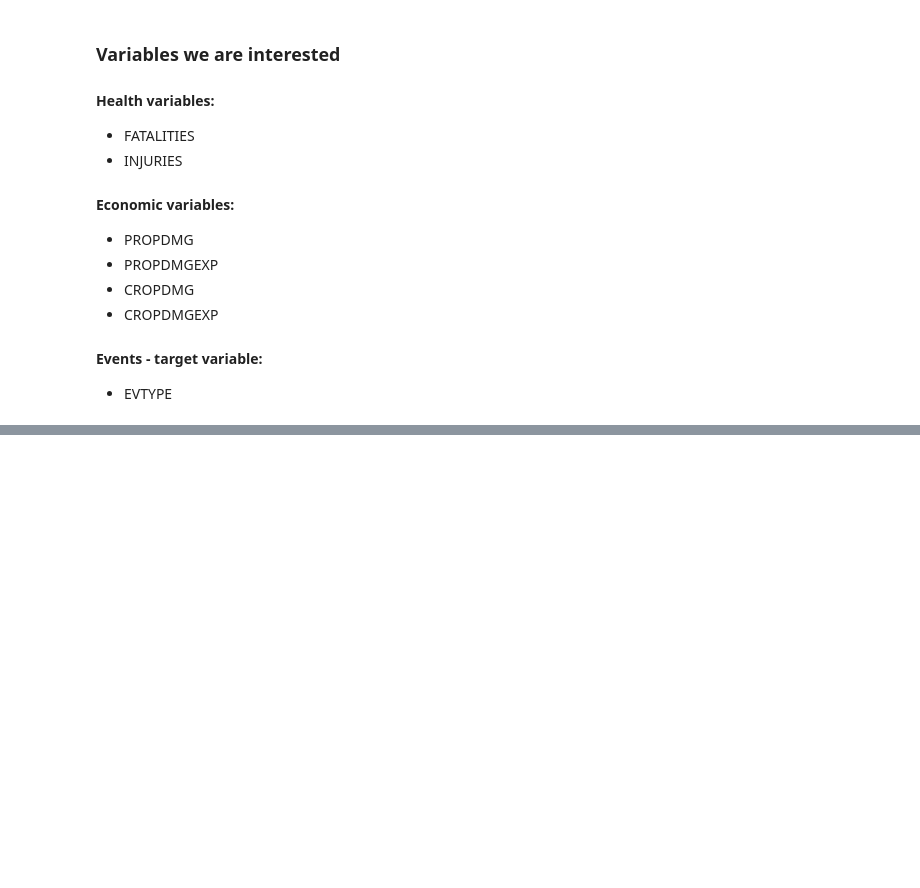
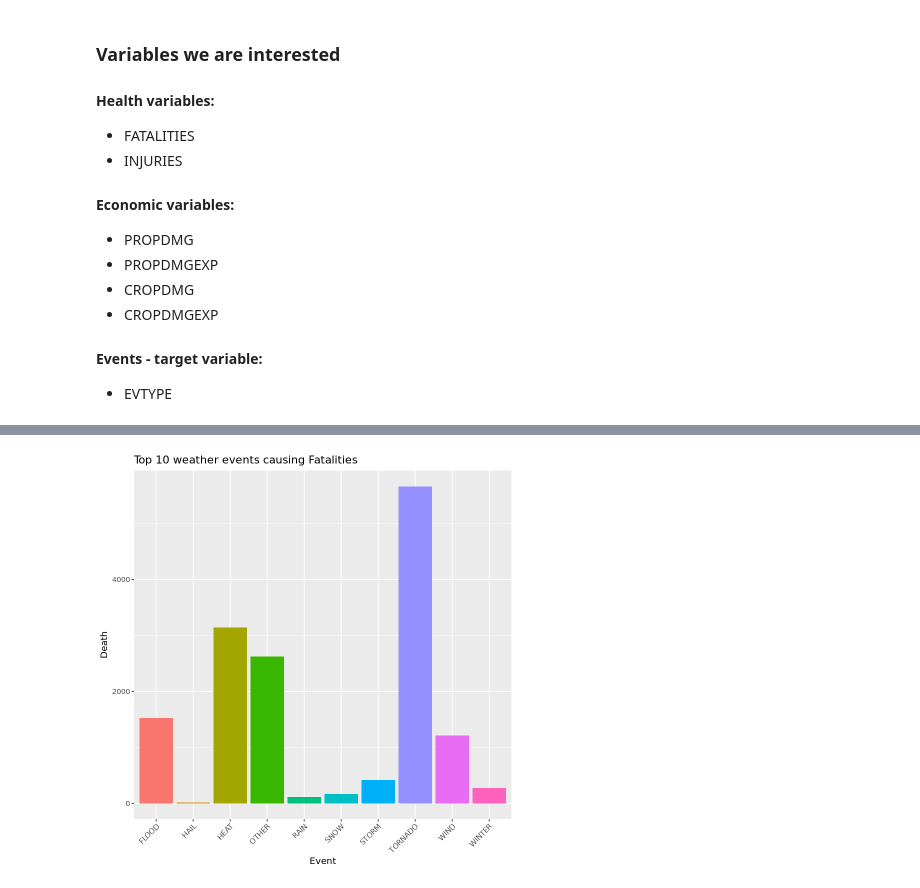
Before and after one commit to kvinlazy/Assignment_R, a Jupyter notebook: Coursera_project2.ipynb, the cells around one changed output, grey strips where cells are left out. Drawn from its saved outputs; the diff is of its cells as text; code cells hidden in the pictures; blank space fills up the shorter version.

```diff
--- a/Coursera_project2.ipynb
+++ b/Coursera_project2.ipynb
@@ -233,0 +91,2 @@ j+geom_line(col="black")+ggtitle("Average steps per time interval: weekdays vs.
+# %%
+data$PROPDMGEXP[!grepl("K|M|B", data$PROPDMGEXP, ignore.case = TRUE)] <- 0
@@ -233,0 +95,6 @@ j+geom_line(col="black")+ggtitle("Average steps per time interval: weekdays vs.
+# %%
+data$PROPDMGEXP[grep("K", data$PROPDMGEXP, ignore.case = TRUE)] <- "3"
+data$PROPDMGEXP[grep("M", data$PROPDMGEXP, ignore.case = TRUE)] <- "6"
+data$PROPDMGEXP[grep("B", data$PROPDMGEXP, ignore.case = TRUE)] <- "9"
+data$PROPDMGEXP <- as.numeric(as.character(data$PROPDMGEXP))
+data$property.damage <- data$PROPDMG * 10^data$PROPDMGEXP
@@ -233,0 +103,9 @@ j+geom_line(col="black")+ggtitle("Average steps per time interval: weekdays vs.
+# %%
+data$CROPDMGEXP <- as.character(data$CROPDMGEXP)
+data$CROPDMGEXP[is.na(data$CROPDMGEXP)] <- 0
+data$CROPDMGEXP[!grepl("K|M|B", data$CROPDMGEXP, ignore.case = TRUE)] <- 0
+data$CROPDMGEXP[grep("K", data$CROPDMGEXP, ignore.case = TRUE)] <- "3"
+data$CROPDMGEXP[grep("M", data$CROPDMGEXP, ignore.case = TRUE)] <- "6"
+data$CROPDMGEXP[grep("B", data$CROPDMGEXP, ignore.case = TRUE)] <- "9"
+data$CROPDMGEXP <- as.numeric(as.character(data$CROPDMGEXP))
+data$crop.damage <- data$CROPDMG * 10^data$CROPDMGEXP
@@ -233,0 +115,11 @@ j+geom_line(col="black")+ggtitle("Average steps per time interval: weekdays vs.
+# %%
+Death <- aggregate(data$FATALITIES, by = list(data$EVENT), FUN = sum)
+colnames(Death) <- c("EVENT", "Death")
+Death <- Death[order(Death$Death, decreasing = TRUE),][1:10,]
+# %%
+ggplot() + geom_bar(data = Death, aes(x = EVENT,
+    y = Death, fill = interaction(Death, EVENT)), stat = "identity",
+    show.legend = F) + theme(axis.text.x = element_text(angle = 45, hjust = 1)) +
+    xlab("Event") + ylab("Death") + ggtitle("Top 10 weather events causing Fatalities")
+# %% [output]
+[figure, added]
```
Also changed, not shown: parts of 51 cells of this notebook, 1 other file.
